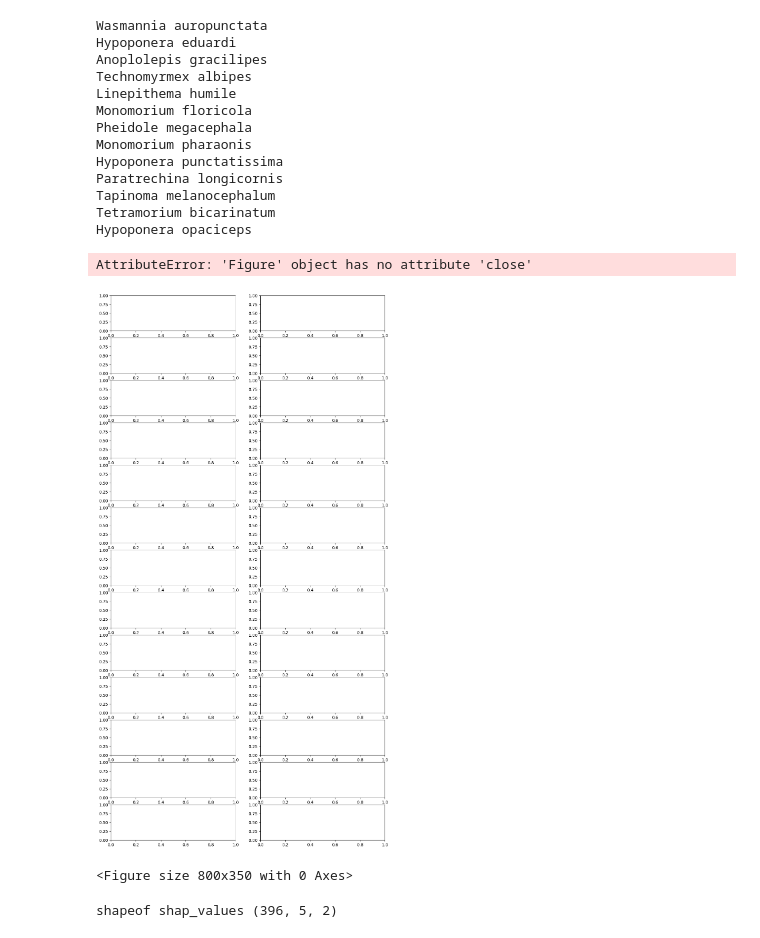
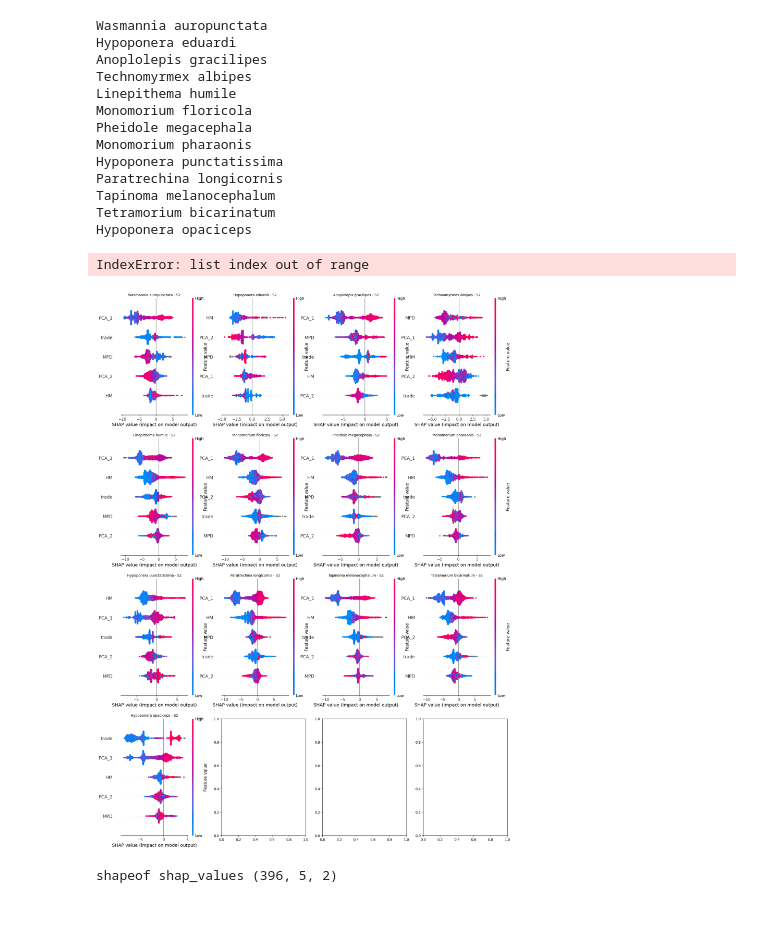
Before and after one commit to Araldac/VI_change, a Jupyter notebook: workflow/scripts/XGboost/applyXGboost.ipynb, the cells around one changed output. Drawn from its saved outputs; the diff is of its cells as text; code cells hidden in the pictures.

```diff
--- a/workflow/scripts/XGboost/applyXGboost.ipynb
+++ b/workflow/scripts/XGboost/applyXGboost.ipynb
@@ -421,7 +421,7 @@ for i, file in enumerate(txtfiles):
             Y = a.loc[mask, 'Occurrence']
 
             # 2. Run your function
-            metrics_df, shap_df =  features_ml_models(x, Y, seed, variables, axes, sp, factor, i, j, is_binary=True, is_balanced=False, plot=True)
+            metrics_df, shap_df =  features_ml_models(x, Y, seed, variables, axes, sp, factor, i, j, is_binary=True, is_balanced=False, plot=False)
 
 
             # 3. Store Metrics
@@ -463,47 +463,47 @@ Tapinoma melanocephalum
 Tetramorium bicarinatum
 Hypoponera opaciceps
 # %%
-fig, axes = plt.subplots(nrows=13, ncols=2, figsize=(12, 24))
-axes = axes.flatten()
+import matplotlib.pyplot as plt
+import shap
 
-for idx, ax in enumerate(axes):
-    if idx < len(explanations_list):
-        exp = explanations_list[idx]
-        title = titles_list[idx]
+# You already have:
+# explanations_list : list of 26 SHAP Explanation objects
+# titles_list       : list of 26 title strings
 
-        # Create a temporary figure to render the beeswarm plot
-        temp_fig = plt.figure()
-        shap.plots.beeswarm(exp, show=False) # Generate plot
+n_plots = len(explanations_list)  # should be 26
+n_rows = 4
+n_cols = 4
 
-        # Get the image data
-        buf = io.BytesIO()
-        temp_fig.savefig(buf, format='png', dpi=100, bbox_inches='tight')
-        buf.seek(0)
-        temp_fig.clf() # Close temp figure
-        temp_fig.close()
+fig, axes = plt.subplots(
+    n_rows, n_cols,
+    figsize=(20
+             , n_rows *7),   # you control size HERE
+    squeeze=False
+)
 
-        # Display the image on the specific axis
-        ax.imshow(plt.imread(buf)) # This might not work directly, better to use:
-        # Actually, let's use the image from the buffer
-        from PIL import Image
-        import numpy as np
-        img = Image.open(buf)
-        ax.imshow(img)
+idx = 0
+for i in range(n_rows):
+    for j in range(n_cols):
+        ax = axes[i, j]
 
-        # Set title
-        ax.set_title(title, fontsize=10)
+        # Make this axis the active one
+        plt.sca(ax)
 
-        # Hide axis ticks
-        ax.axis('off')
-    else:
-        ax.axis('off')
+        # Draw beeswarm INTO this axis
+        shap.plots.beeswarm(
+            explanations_list[idx],
+            plot_size=None,     # REQUIRED when embedding in your own figure
+            show=False          # prevents opening separate windows
+        )
+
+        ax.set_title(titles_list[idx], fontsize=10)
+        idx += 1
 
 plt.tight_layout()
 plt.show()
 # %% [output]
-AttributeError: 'Figure' object has no attribute 'close'
+IndexError: list index out of range
-[figure, old version]
+[figure, new version]
-<Figure size 800x350 with 0 Axes>
 # %%
 a = pd.read_csv("//wsl.localhost/Ubuntu/home/admin_ait/internship-snakemake-2025/results/species/AssignVariables/AG_allv.csv")
 variables = ["PCA_1", "PCA_2", "HM", "trade", "MPD"]
```
Also changed, not shown: parts of 1 cell of this notebook, 1 other file.
